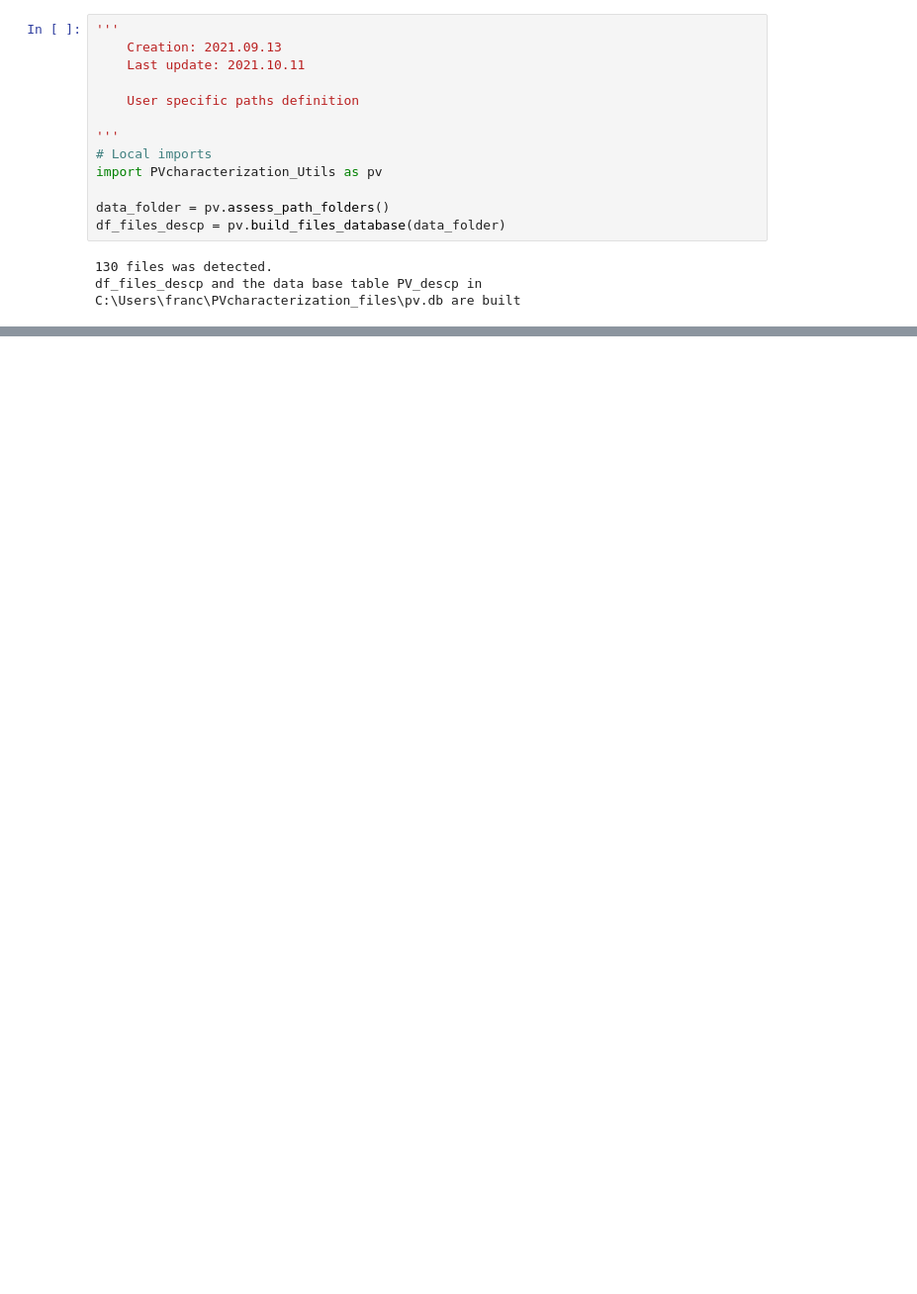
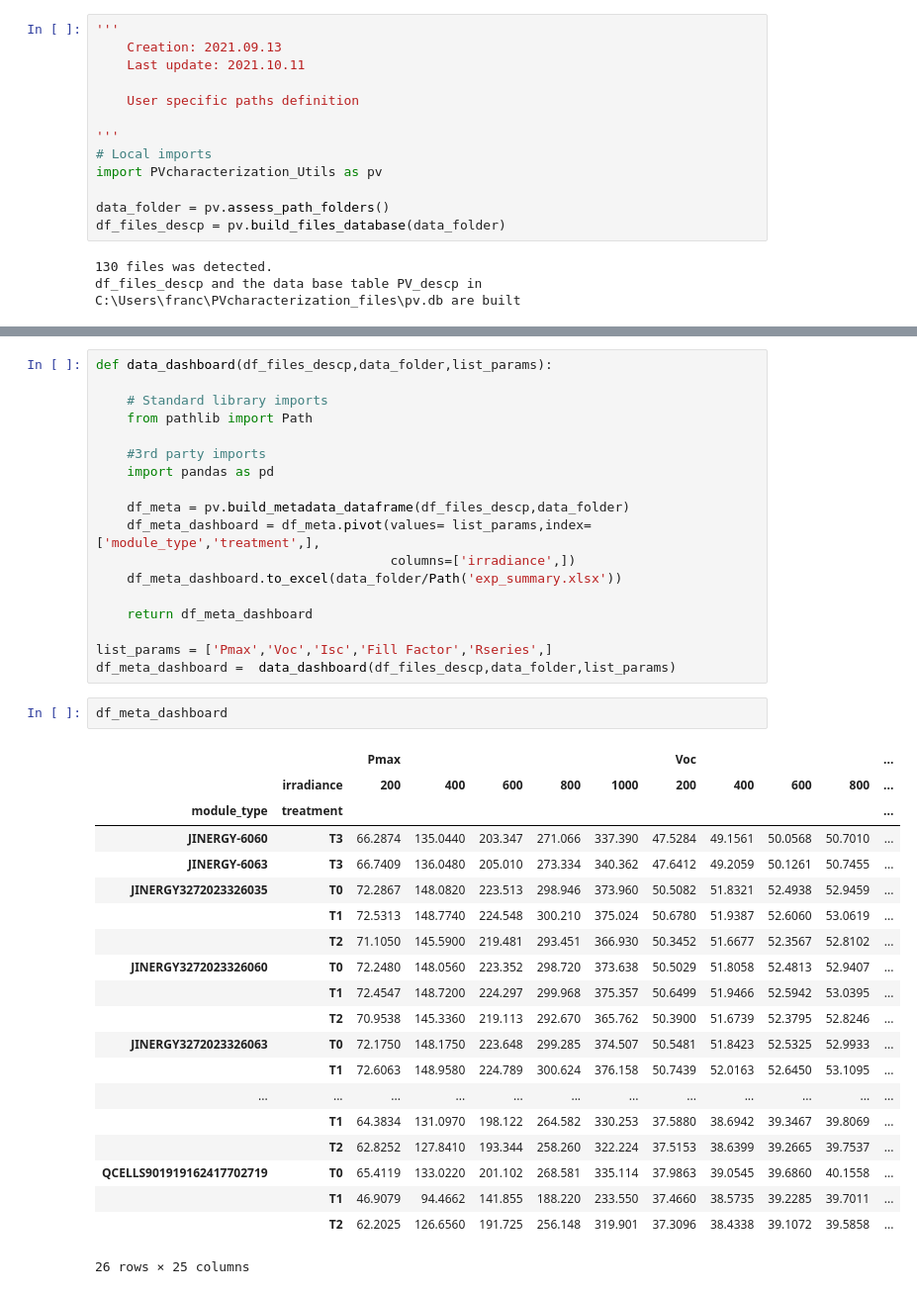
Before and after one commit to Bertin-fap/PVcharacterization, a Jupyter notebook: Module_aging.ipynb, the cells around one changed output, grey strips where cells are left out. Shown at 99% size. Saved outputs shown, nothing was run; the diff lists cells and outputs as text; blank space fills up the shorter version.

```diff
--- a/Module_aging.ipynb
+++ b/Module_aging.ipynb
@@ -141,0 +157,41 @@ pv.plot_iv_curves(irr_select,name_select,trt_select,data_folder)
+# %%
+def data_dashboard(df_files_descp,data_folder,list_params):
+
+    # Standard library imports
+    from pathlib import Path
+
+    #3rd party imports
+    import pandas as pd
+
+    df_meta = pv.build_metadata_dataframe(df_files_descp,data_folder)
+    df_meta_dashboard = df_meta.pivot(values= list_params,index=['module_type','treatment',],
+                                      columns=['irradiance',])
+    df_meta_dashboard.to_excel(data_folder/Path('exp_summary.xlsx'))
+
+    return df_meta_dashboard
+
+list_params = ['Pmax','Voc','Isc','Fill Factor','Rseries',]
+df_meta_dashboard =  data_dashboard(df_files_descp,data_folder,list_params)
+# %%
+df_meta_dashboard
+# %% [output]
+|  |  | Pmax |  |  |  |  | Voc |  |  |  | ... |
+|  | irradiance | 200 | 400 | 600 | 800 | 1000 | 200 | 400 | 600 | 800 | ... |
+| module_type | treatment |  |  |  |  |  |  |  |  |  | ... |
+| JINERGY-6060 | T3 | 66.2874 | 135.0440 | 203.347 | 271.066 | 337.390 | 47.5284 | 49.1561 | 50.0568 | 50.7010 | ... |
+| JINERGY-6063 | T3 | 66.7409 | 136.0480 | 205.010 | 273.334 | 340.362 | 47.6412 | 49.2059 | 50.1261 | 50.7455 | ... |
+| JINERGY3272023326035 | T0 | 72.2867 | 148.0820 | 223.513 | 298.946 | 373.960 | 50.5082 | 51.8321 | 52.4938 | 52.9459 | ... |
+|  | T1 | 72.5313 | 148.7740 | 224.548 | 300.210 | 375.024 | 50.6780 | 51.9387 | 52.6060 | 53.0619 | ... |
+|  | T2 | 71.1050 | 145.5900 | 219.481 | 293.451 | 366.930 | 50.3452 | 51.6677 | 52.3567 | 52.8102 | ... |
+| JINERGY3272023326060 | T0 | 72.2480 | 148.0560 | 223.352 | 298.720 | 373.638 | 50.5029 | 51.8058 | 52.4813 | 52.9407 | ... |
+|  | T1 | 72.4547 | 148.7200 | 224.297 | 299.968 | 375.357 | 50.6499 | 51.9466 | 52.5942 | 53.0395 | ... |
+|  | T2 | 70.9538 | 145.3360 | 219.113 | 292.670 | 365.762 | 50.3900 | 51.6739 | 52.3795 | 52.8246 | ... |
+| JINERGY3272023326063 | T0 | 72.1750 | 148.1750 | 223.648 | 299.285 | 374.507 | 50.5481 | 51.8423 | 52.5325 | 52.9933 | ... |
+|  | T1 | 72.6063 | 148.9580 | 224.789 | 300.624 | 376.158 | 50.7439 | 52.0163 | 52.6450 | 53.1095 | ... |
+| ... | ... | ... | ... | ... | ... | ... | ... | ... | ... | ... | ... |
+|  | T1 | 64.3834 | 131.0970 | 198.122 | 264.582 | 330.253 | 37.5880 | 38.6942 | 39.3467 | 39.8069 | ... |
+|  | T2 | 62.8252 | 127.8410 | 193.344 | 258.260 | 322.224 | 37.5153 | 38.6399 | 39.2665 | 39.7537 | ... |
+| QCELLS901919162417702719 | T0 | 65.4119 | 133.0220 | 201.102 | 268.581 | 335.114 | 37.9863 | 39.0545 | 39.6860 | 40.1558 | ... |
+|  | T1 | 46.9079 | 94.4662 | 141.855 | 188.220 | 233.550 | 37.4660 | 38.5735 | 39.2285 | 39.7011 | ... |
+|  | T2 | 62.2025 | 126.6560 | 191.725 | 256.148 | 319.901 | 37.3096 | 38.4338 | 39.1072 | 39.5858 | ... |
+26 rows × 25 columns
```
Also changed, not shown: parts of 6 cells of this notebook, 4 other files.
